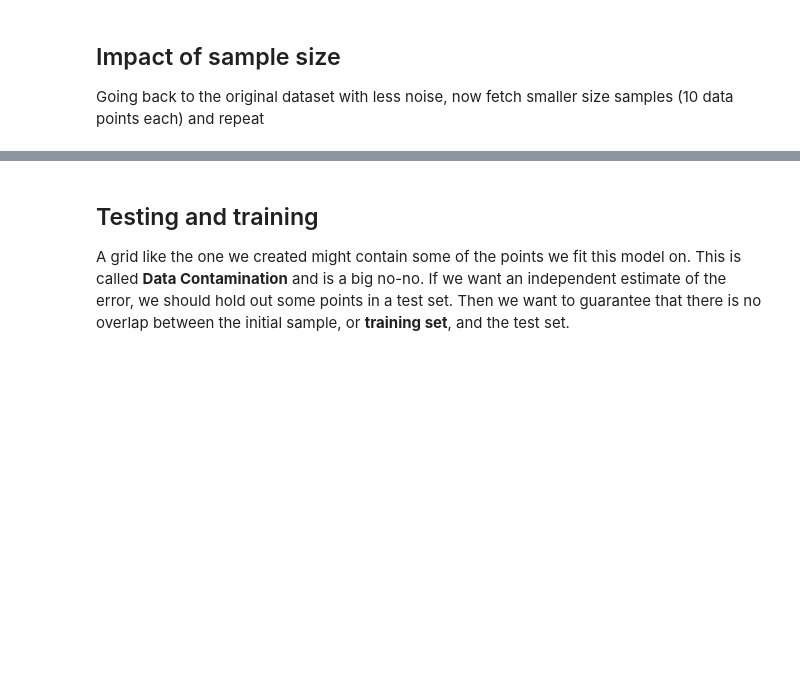
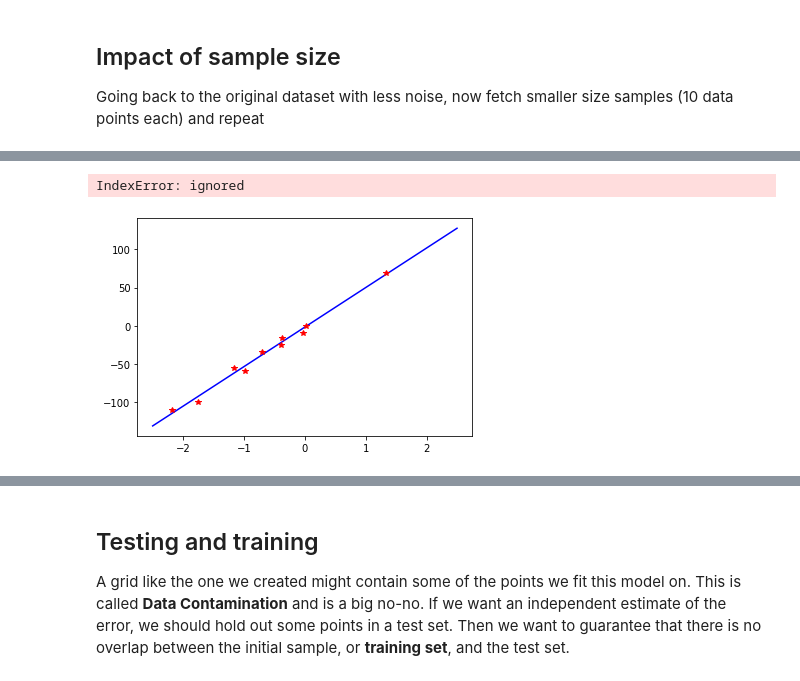
Before and after one commit to AlizaShamsi/Regression, a Jupyter notebook: distribute_linreg.ipynb, the cells around one changed output, grey strips where cells are left out. Saved outputs shown, nothing was run; the diff lists cells and outputs as text; code cells hidden in the pictures; blank space fills up the shorter version.

```diff
--- a/distribute_linreg.ipynb
+++ b/distribute_linreg.ipynb
@@ -212,3 +200,28 @@ Going back to the original dataset with less noise, now fetch smaller size sampl
+# %%
+# your code here
+lr.fit(x,y) # fit the model with the existing data
+lr.coef_, lr.intercept_
+plt.plot(Xgrid, ypgrid, c='b')
+plt.plot(x, y, '*', c='r')
+xsample = x[sample_indices]
+ysample = y[sample_indices]
+r2_score(ysample, lr.predict(xsample))
+scores = []
+models=[]
+for i in range(1000):
+    sample_indices = np.random.choice(range(100), size=10, replace=False)
+    xsample = x[sample_indices]
+    ysample = y[sample_indices]
+    m = LinearRegression().fit(xsample, ysample)
+    models.append(m)
+    scores.append(m.score(xsample, ysample))
+models
+scores
+plt.hist(scores,  bins=np.linspace(0.7, 1, 30))
+plt.xlim(0.7,1)
+# %% [output]
+IndexError: ignored
+[figure, added]
 # %%
 plt.hist([models[i].intercept_ for i in range(100)], bins=10);
 plt.xlim([-15, 10])
```
Also changed, not shown: parts of 14 cells of this notebook.
